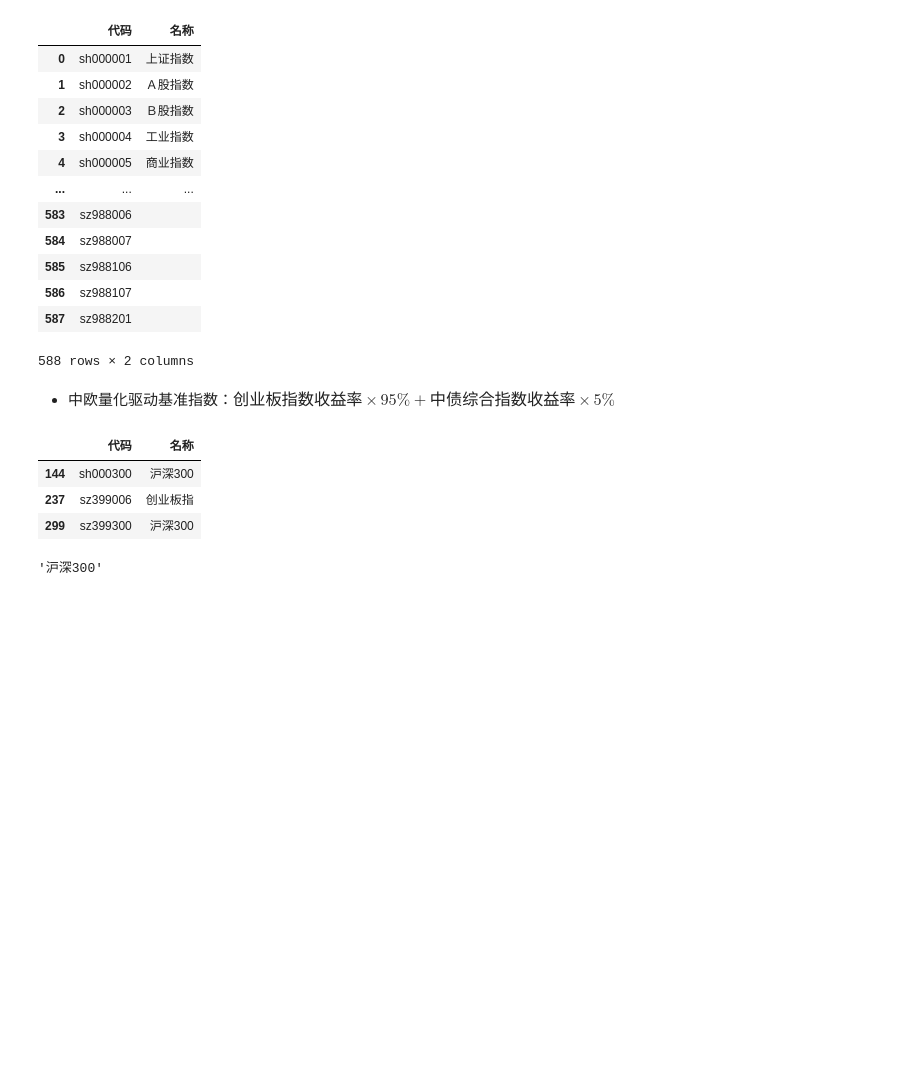
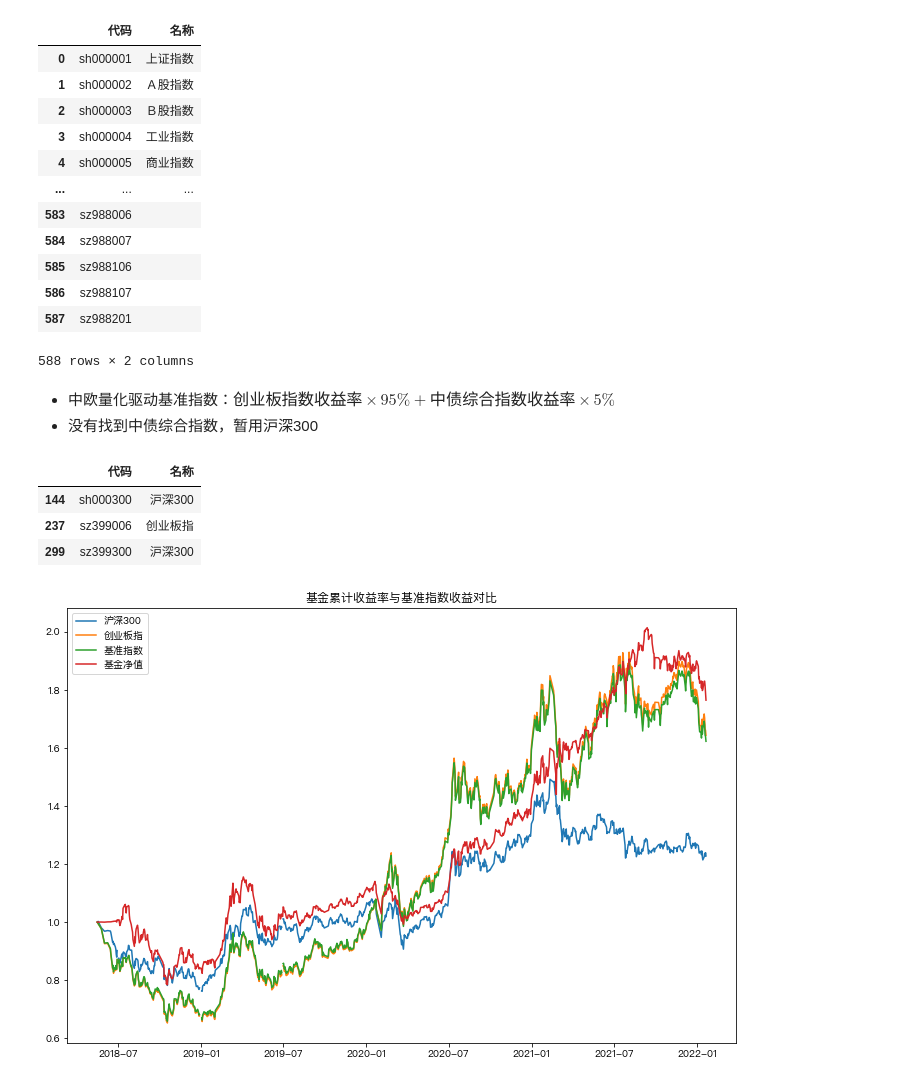
Before and after one commit to Seaaann/MyQuantReserch, a Jupyter notebook: Funds/ResearchTemplate.ipynb, the cells around one changed output. Drawn from its saved outputs; the diff is of its cells as text; code cells hidden in the pictures; blank space fills up the shorter version.

```diff
--- a/Funds/ResearchTemplate.ipynb
+++ b/Funds/ResearchTemplate.ipynb
@@ -45,6 +43,7 @@ stock_zh_index_spot_df
 588 rows × 2 columns
 # %% [markdown]
 - 中欧量化驱动基准指数：$创业板指数收益率 \times 95\% + 中债综合指数收益率 \times 5\%$
+- 没有找到中债综合指数，暂用沪深300
 # %%
 stock_zh_index_spot_df[(stock_zh_index_spot_df['名称'] == '沪深300')|(stock_zh_index_spot_df['名称'] == '创业板指')]
 # %% [output]
@@ -52,10 +51,6 @@ stock_zh_index_spot_df[(stock_zh_index_spot_df['名称'] == '沪深300')|(stock_
 | 144 | sh000300 | 沪深300 |
 | 237 | sz399006 | 创业板指 |
 | 299 | sz399300 | 沪深300 |
-# %%
-stock_zh_index_spot_df[stock_zh_index_spot_df['代码'] == 'sh000300']['名称'].values[0]
-# %% [output]
-'沪深300'
 # %%
 start_date = pd.to_datetime('2018-05-16')
 end_date = pd.to_datetime(date.today())
@@ -68,0 +62,4 @@ fund_value = fund_value.set_index('净值日期')
+# %%
+comp_df = fund_vs_benchmark('001980', ['sh000300', 'sz399006'], '2018-05-16', end_date, PLOT=True)
+# %% [output]
+[figure, added]
```
Also changed, not shown: parts of 29 cells of this notebook, 1 other file.
